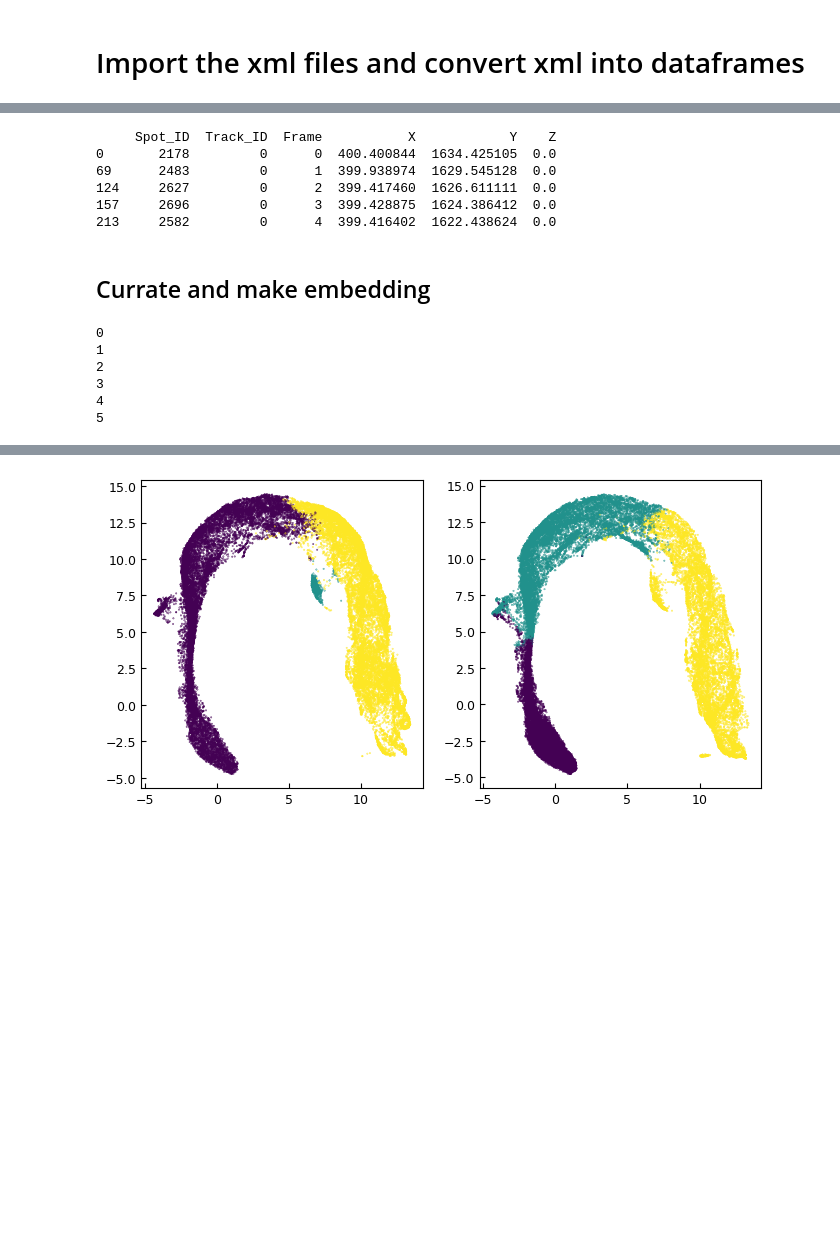
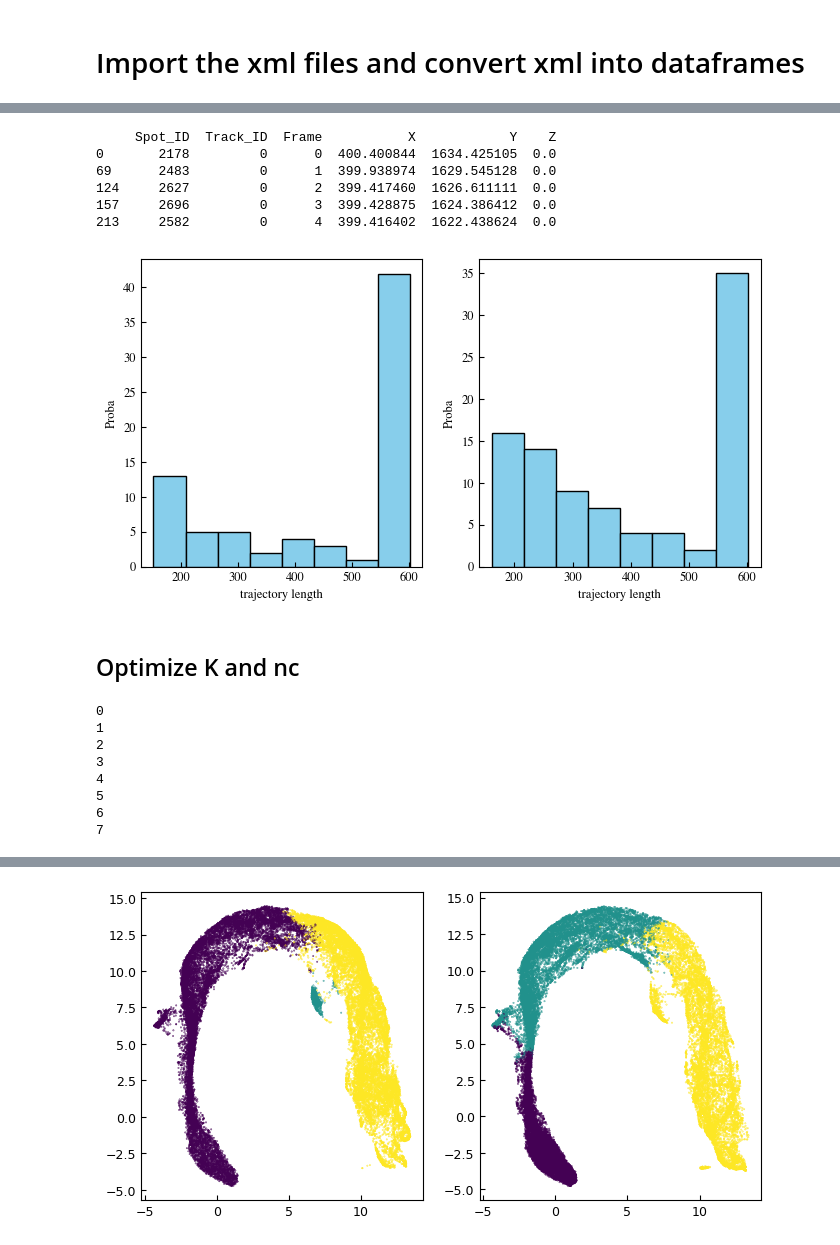
Before and after one commit to HugoLeRoy94/ClusterAnalysis, a Jupyter notebook: notebooks/choano/compare_markov_chain.ipynb, the cells around one changed output, grey strips where cells are left out. Drawn from its saved outputs; the diff is of its cells as text; code cells hidden in the pictures; blank space fills up the shorter version.

```diff
--- a/notebooks/choano/compare_markov_chain.ipynb
+++ b/notebooks/choano/compare_markov_chain.ipynb
@@ -36,14 +49,21 @@ for i in range(len(dfs)):
 # %%
 print(dfs[0].head())
+fig,ax = plt.subplots(ncols=2,figsize=(8,4))
+for i,df in enumerate(dfs):
+    traj_lengths = df.groupby('Track_ID').size()
+    ax[i].hist(traj_lengths, bins='auto', color='skyblue', edgecolor='black')
+    ax[i].set_ylabel('Proba')
+    ax[i].set_xlabel('trajectory length')
 # %% [output]
      Spot_ID  Track_ID  Frame           X            Y    Z
 0       2178         0      0  400.400844  1634.425105  0.0
 69      2483         0      1  399.938974  1629.545128  0.0
 124     2627         0      2  399.417460  1626.611111  0.0
 157     2696         0      3  399.428875  1624.386412  0.0
 213     2582         0      4  399.416402  1622.438624  0.0
+[figure, added]
 # %% [markdown]
-## Currate and make embedding
+## Optimize K and nc
 # %%
 sys.path.append('../..')
 from src.embedding_trans import EmbeddingTrans
@@ -58,8 +78,8 @@ embs = list()
 for df in dfs:
     embs.append(EmbeddingTrans(df, columns=columns_abs,columns_translated = columns_translated,ID_NAME=id))
 # %%
-Klist = [3,5,10,25,50,100]
-nc_list = [10,20,50,100]
+Klist = [3,5,10,25,50,100,200,300]
+nc_list = [10,20,50,100,200,500,1000]
 
 H = np.zeros((len(embs),len(Klist),len(nc_list)),dtype=float)
 
@@ -82,6 +102,8 @@ for i,K in enumerate(Klist):
 3
 4
 5
+6
+7
 # %%
 fig,ax = plt.subplots(ncols = len(embs),figsize=(4*len(embs),4))
 for k in range(H.shape[0]):
```
Also changed, not shown: parts of 20 cells of this notebook, 5 other files.
